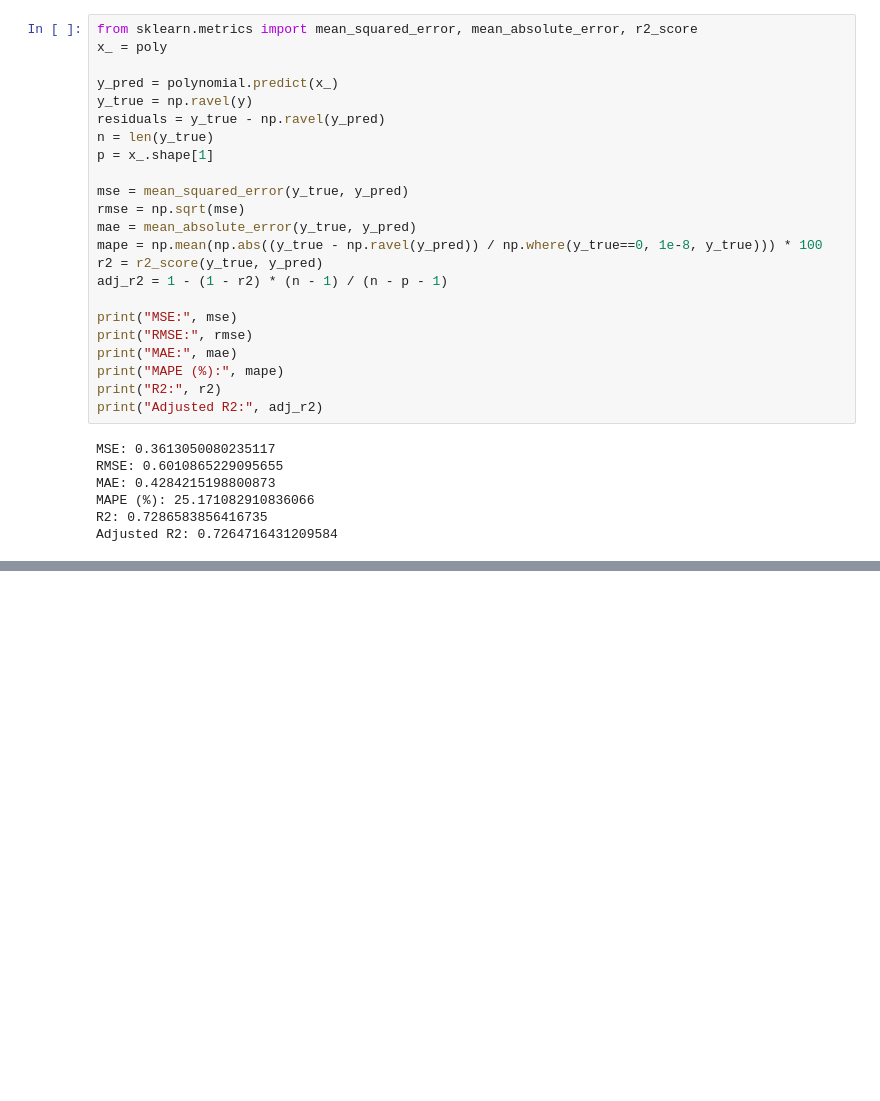
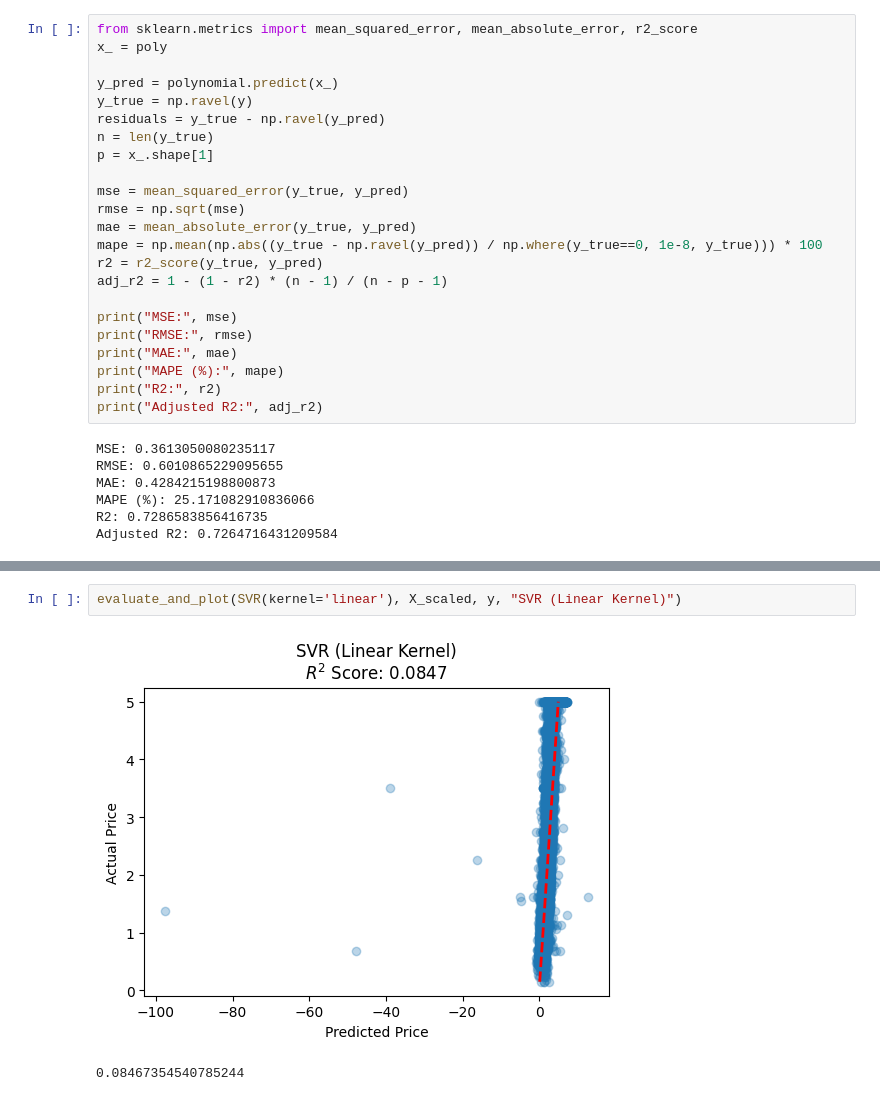
Before and after one commit to BUSH222/misis_ml_course_sem6, a Jupyter notebook: ML1.3 real regression/1.3.ipynb, the cells around one changed output, grey strips where cells are left out. Cells and saved outputs as stored; diff of their text form; blank space fills up the shorter version.

```diff
--- a/ML1.3 real regression/1.3.ipynb
+++ b/ML1.3 real regression/1.3.ipynb
@@ -162,0 +195,5 @@ Adjusted R2: 0.7264716431209584
+# %%
+evaluate_and_plot(SVR(kernel='linear'), X_scaled, y, "SVR (Linear Kernel)")
+# %% [output]
+[figure, added]
+0.08467354540785244
```
Also changed, not shown: parts of 13 cells of this notebook.
